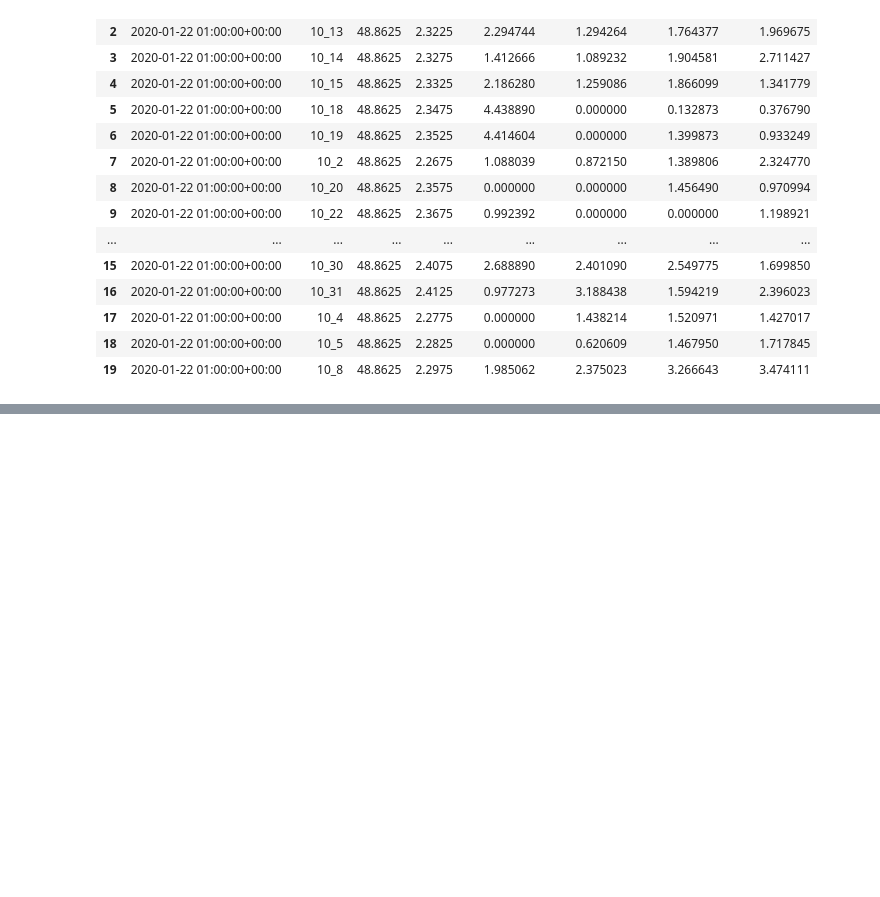
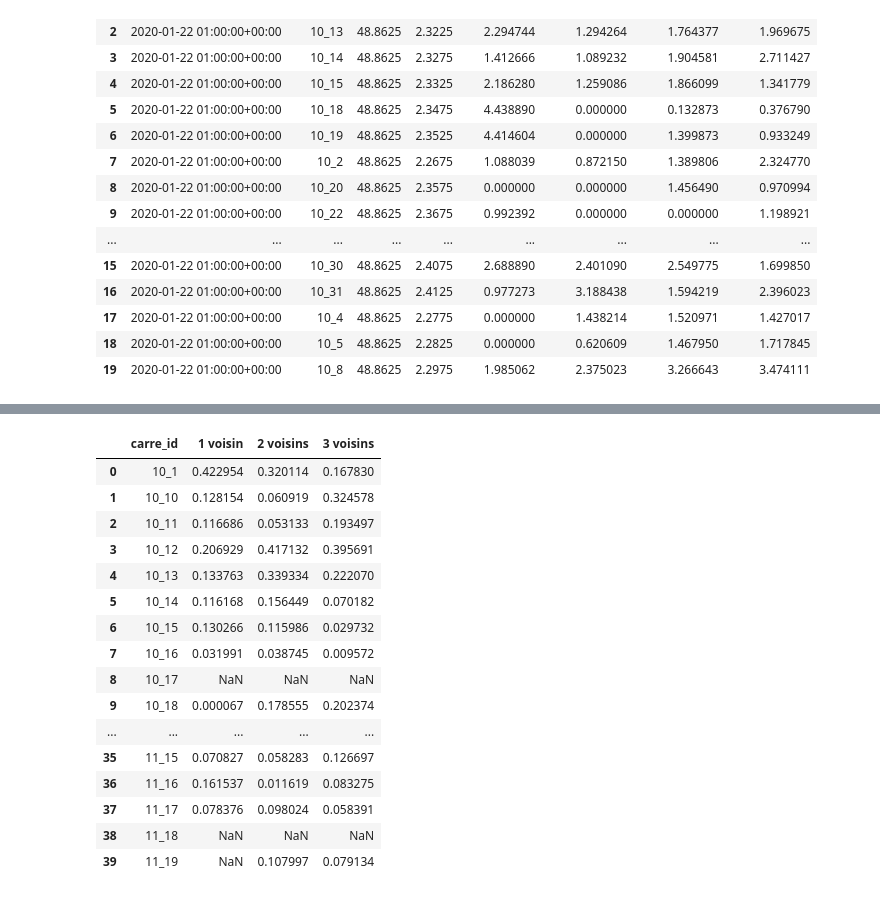
Before and after one commit to dantruski/Projet-Python-DS-Belib, a Jupyter notebook: main.ipynb, the cells around one changed output, grey strips where cells are left out. Saved outputs shown, nothing was run; the diff lists cells and outputs as text; code cells hidden in the pictures; blank space fills up the shorter version.

```diff
--- a/main.ipynb
+++ b/main.ipynb
@@ -463,3 +439,23 @@ correlation_3 = df_final.groupby('carre_id').apply(pearson_3vois).reset_index(na
 
 # Merge the results into a single DataFrame
 correlation_df = correlation_1.merge(correlation_2, on='carre_id', how='outer').merge(correlation_3, on='carre_id', how='outer')
+# %%
+correlation_df.head(40)
+# %% [output]
+|  | carre_id | 1 voisin | 2 voisins | 3 voisins |
+| 0 | 10_1 | 0.422954 | 0.320114 | 0.167830 |
+| 1 | 10_10 | 0.128154 | 0.060919 | 0.324578 |
+| 2 | 10_11 | 0.116686 | 0.053133 | 0.193497 |
+| 3 | 10_12 | 0.206929 | 0.417132 | 0.395691 |
+| 4 | 10_13 | 0.133763 | 0.339334 | 0.222070 |
+| 5 | 10_14 | 0.116168 | 0.156449 | 0.070182 |
+| 6 | 10_15 | 0.130266 | 0.115986 | 0.029732 |
+| 7 | 10_16 | 0.031991 | 0.038745 | 0.009572 |
+| 8 | 10_17 | NaN | NaN | NaN |
+| 9 | 10_18 | 0.000067 | 0.178555 | 0.202374 |
+| ... | ... | ... | ... | ... |
+| 35 | 11_15 | 0.070827 | 0.058283 | 0.126697 |
+| 36 | 11_16 | 0.161537 | 0.011619 | 0.083275 |
+| 37 | 11_17 | 0.078376 | 0.098024 | 0.058391 |
+| 38 | 11_18 | NaN | NaN | NaN |
+| 39 | 11_19 | NaN | 0.107997 | 0.079134 |
```
Also changed, not shown: parts of 7 cells of this notebook, 3 other files.
